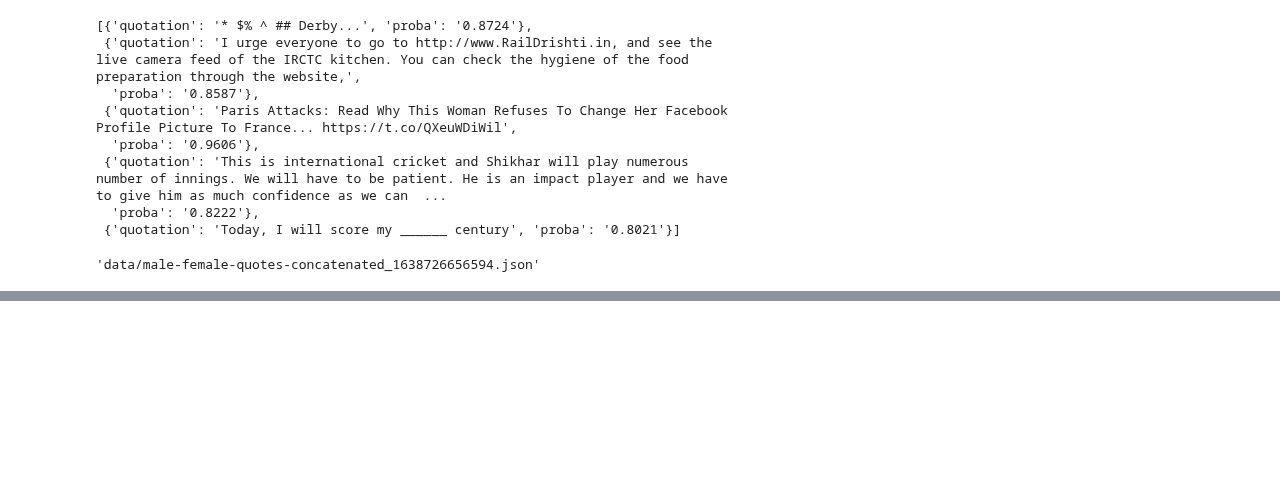
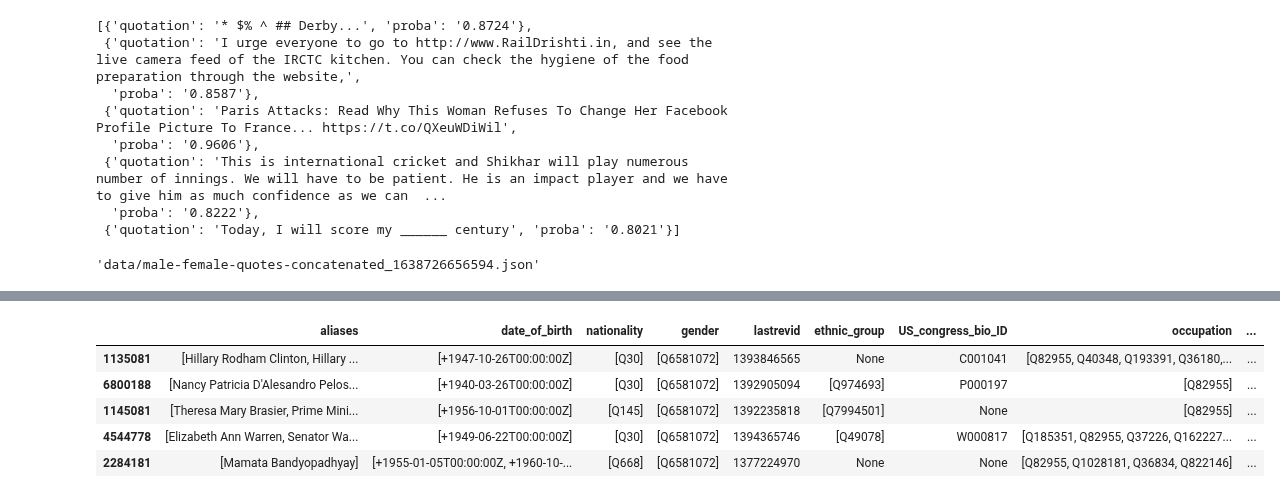
Before and after one commit to epfl-ada/ada-2021-project-madry, a Jupyter notebook: gender.ipynb, the cells around one changed output, grey strips where cells are left out. Cells and saved outputs as stored; diff of their text form; code cells hidden in the pictures; blank space fills up the shorter version.

```diff
--- a/gender.ipynb
+++ b/gender.ipynb
@@ -157,0 +180,11 @@ write_json_to_file('data/male-female-quotes-concatenated', male_female_quotes_co
+# %%
+female_speakers_df = signi_female_speakers.merge(male_female_quotes_df, left_on='id', right_index=True, how='inner')
+# %%
+female_speakers_df.head()
+# %% [output]
+|  | aliases | date_of_birth | nationality | gender | lastrevid | ethnic_group | US_congress_bio_ID | occupation | ... |
+| 1135081 | [Hillary Rodham Clinton, Hillary ... | [+1947-10-26T00:00:00Z] | [Q30] | [Q6581072] | 1393846565 | None | C001041 | [Q82955, Q40348, Q193391, Q36180,... | ... |
+| 6800188 | [Nancy Patricia D'Alesandro Pelos... | [+1940-03-26T00:00:00Z] | [Q30] | [Q6581072] | 1392905094 | [Q974693] | P000197 | [Q82955] | ... |
+| 1145081 | [Theresa Mary Brasier, Prime Mini... | [+1956-10-01T00:00:00Z] | [Q145] | [Q6581072] | 1392235818 | [Q7994501] | None | [Q82955] | ... |
+| 4544778 | [Elizabeth Ann Warren, Senator Wa... | [+1949-06-22T00:00:00Z] | [Q30] | [Q6581072] | 1394365746 | [Q49078] | W000817 | [Q185351, Q82955, Q37226, Q162227... | ... |
+| 2284181 | [Mamata Bandyopadhyay] | [+1955-01-05T00:00:00Z, +1960-10-... | [Q668] | [Q6581072] | 1377224970 | None | None | [Q82955, Q1028181, Q36834, Q822146] | ... |
```
Also changed, not shown: parts of 6 cells of this notebook, 1 other file.
